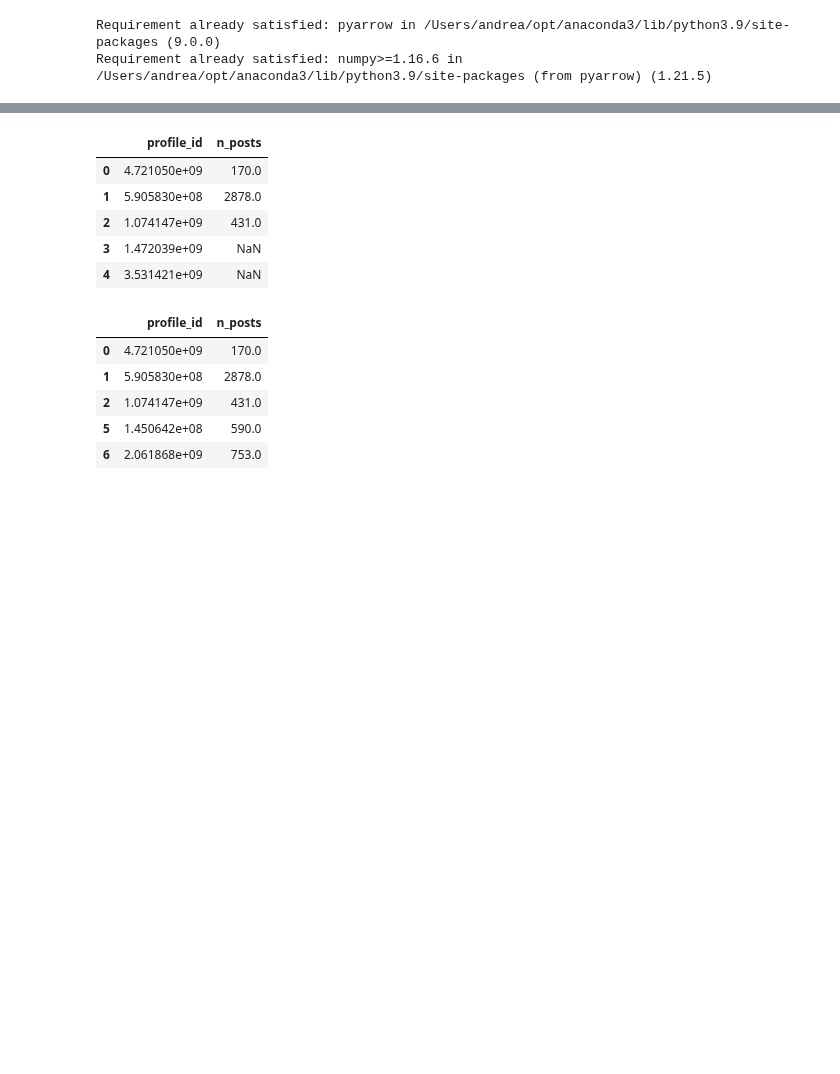
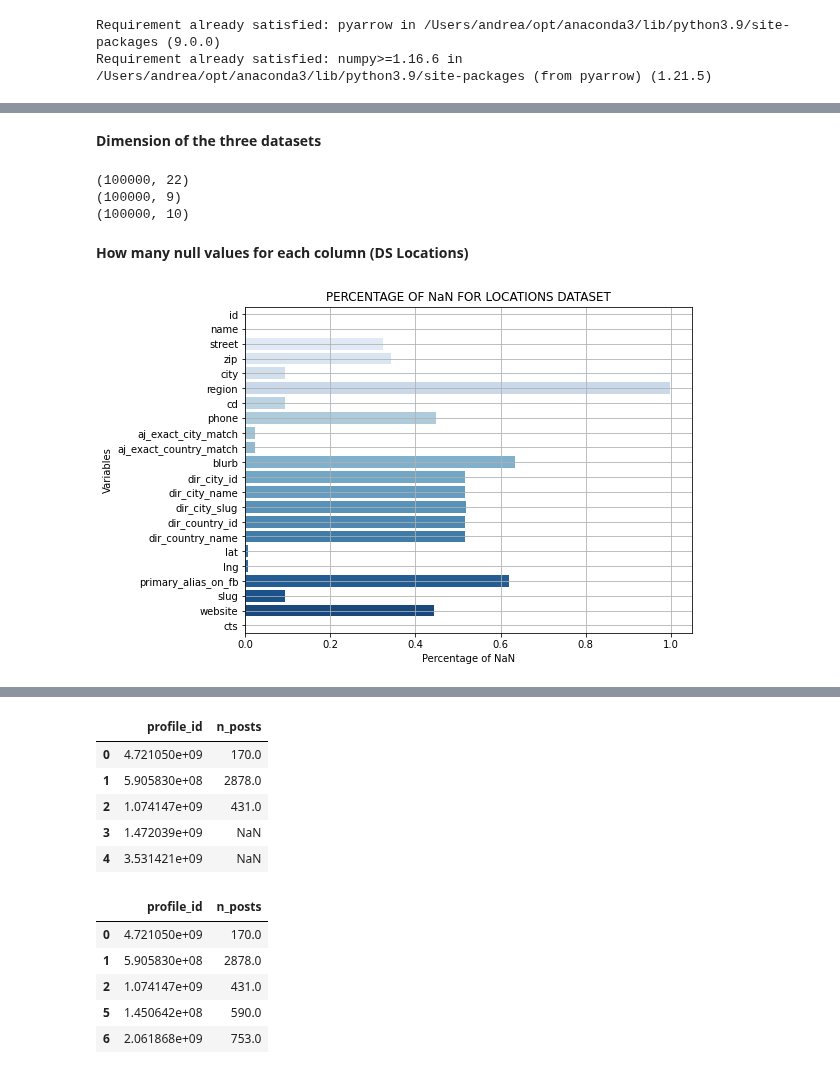
Before and after one commit to Prot10/ADM_HW_2, a Jupyter notebook: adm-andrea.ipynb, the cells around one changed output, grey strips where cells are left out. Saved outputs shown, nothing was run; the diff lists cells and outputs as text; code cells hidden in the pictures; blank space fills up the shorter version.

```diff
--- a/adm-andrea.ipynb
+++ b/adm-andrea.ipynb
@@ -163,0 +222,21 @@ instagram_posts     mean optimized memory usage per entry:  277 B vs  752 B  : 3
+# %% [markdown]
+__Dimension of the three datasets__
+# %%
+print(locations.df.shape)
+print(posts.df.shape)
+print(profiles.df.shape)
+# %% [output]
+(100000, 22)
+(100000, 9)
+(100000, 10)
+# %% [markdown]
+__How many null values for each column (DS Locations)__
+# %%
+plt.rcParams['figure.figsize'] = [8,6]
+sns.barplot(x=np.array(locations.df.isna().sum())/len(locations.df), y=locations.df.columns.values.tolist(), palette="Blues")
+plt.title("PERCENTAGE OF NaN FOR LOCATIONS DATASET")
+plt.xlabel("Percentage of NaN")
+plt.ylabel("Variables")
+plt.grid()
+# %% [output]
+[figure, added]
```
Also changed, not shown: parts of 32 cells of this notebook.
